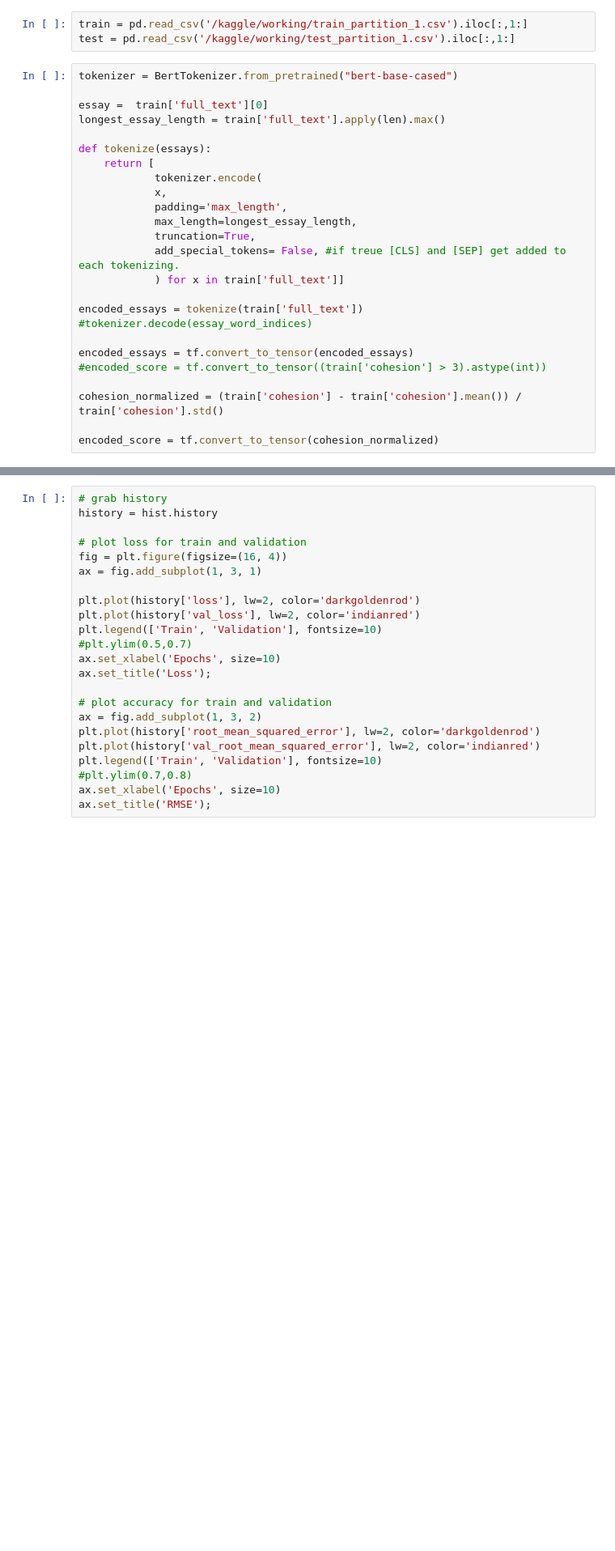
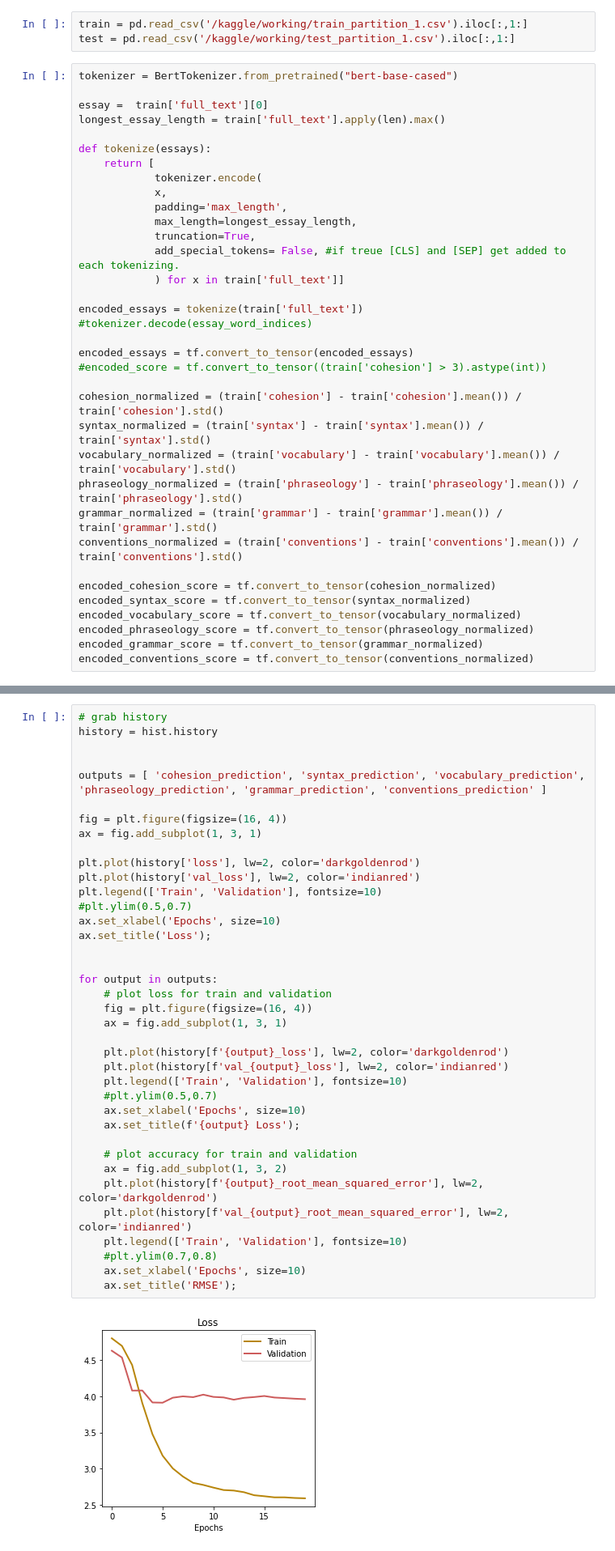
Before and after one commit to stephhe/kaggle_english_language_grading, a Jupyter notebook: cnn-with-embeddings.ipynb, the cells around one changed output, grey strips where cells are left out. Shown: that part at 81% size. Cells and saved outputs as stored; diff of their text form; blank space fills up the shorter version.

Commit message:
Version 5 - chngd to keras functional api and added other scores

```diff
--- a/cnn-with-embeddings.ipynb
+++ b/cnn-with-embeddings.ipynb
@@ -74,5 +78,15 @@ encoded_essays = tf.convert_to_tensor(encoded_essays)
 #encoded_score = tf.convert_to_tensor((train['cohesion'] > 3).astype(int))
 
 cohesion_normalized = (train['cohesion'] - train['cohesion'].mean()) / train['cohesion'].std()
+syntax_normalized = (train['syntax'] - train['syntax'].mean()) / train['syntax'].std()
+vocabulary_normalized = (train['vocabulary'] - train['vocabulary'].mean()) / train['vocabulary'].std()
+phraseology_normalized = (train['phraseology'] - train['phraseology'].mean()) / train['phraseology'].std()
+grammar_normalized = (train['grammar'] - train['grammar'].mean()) / train['grammar'].std()
+conventions_normalized = (train['conventions'] - train['conventions'].mean()) / train['conventions'].std()
 
-encoded_score = tf.convert_to_tensor(cohesion_normalized)
+encoded_cohesion_score = tf.convert_to_tensor(cohesion_normalized)
+encoded_syntax_score = tf.convert_to_tensor(syntax_normalized)
+encoded_vocabulary_score = tf.convert_to_tensor(vocabulary_normalized)
+encoded_phraseology_score = tf.convert_to_tensor(phraseology_normalized)
+encoded_grammar_score = tf.convert_to_tensor(grammar_normalized)
+encoded_conventions_score = tf.convert_to_tensor(conventions_normalized)
@@ -173,23 +238,40 @@ encoded_score
 # %%
 # grab history
 history = hist.history
 
-# plot loss for train and validation
+
+outputs = [ 'cohesion_prediction', 'syntax_prediction', 'vocabulary_prediction', 'phraseology_prediction', 'grammar_prediction', 'conventions_prediction' ]
+
 fig = plt.figure(figsize=(16, 4))
 ax = fig.add_subplot(1, 3, 1)
 
 plt.plot(history['loss'], lw=2, color='darkgoldenrod')
 plt.plot(history['val_loss'], lw=2, color='indianred')
 plt.legend(['Train', 'Validation'], fontsize=10)
 #plt.ylim(0.5,0.7)
 ax.set_xlabel('Epochs', size=10)
 ax.set_title('Loss');
 
-# plot accuracy for train and validation
-ax = fig.add_subplot(1, 3, 2)
-plt.plot(history['root_mean_squared_error'], lw=2, color='darkgoldenrod')
-plt.plot(history['val_root_mean_squared_error'], lw=2, color='indianred')
-plt.legend(['Train', 'Validation'], fontsize=10)
-#plt.ylim(0.7,0.8)
-ax.set_xlabel('Epochs', size=10)
-ax.set_title('RMSE');
+
+for output in outputs:
+    # plot loss for train and validation
+    fig = plt.figure(figsize=(16, 4))
+    ax = fig.add_subplot(1, 3, 1)
+
+    plt.plot(history[f'{output}_loss'], lw=2, color='darkgoldenrod')
+    plt.plot(history[f'val_{output}_loss'], lw=2, color='indianred')
+    plt.legend(['Train', 'Validation'], fontsize=10)
+    #plt.ylim(0.5,0.7)
+    ax.set_xlabel('Epochs', size=10)
+    ax.set_title(f'{output} Loss');
+
+    # plot accuracy for train and validation
+    ax = fig.add_subplot(1, 3, 2)
+    plt.plot(history[f'{output}_root_mean_squared_error'], lw=2, color='darkgoldenrod')
+    plt.plot(history[f'val_{output}_root_mean_squared_error'], lw=2, color='indianred')
+    plt.legend(['Train', 'Validation'], fontsize=10)
+    #plt.ylim(0.7,0.8)
+    ax.set_xlabel('Epochs', size=10)
+    ax.set_title('RMSE');
+# %% [output]
+[figure, added]
```
Also changed, not shown: parts of 11 cells of this notebook.
